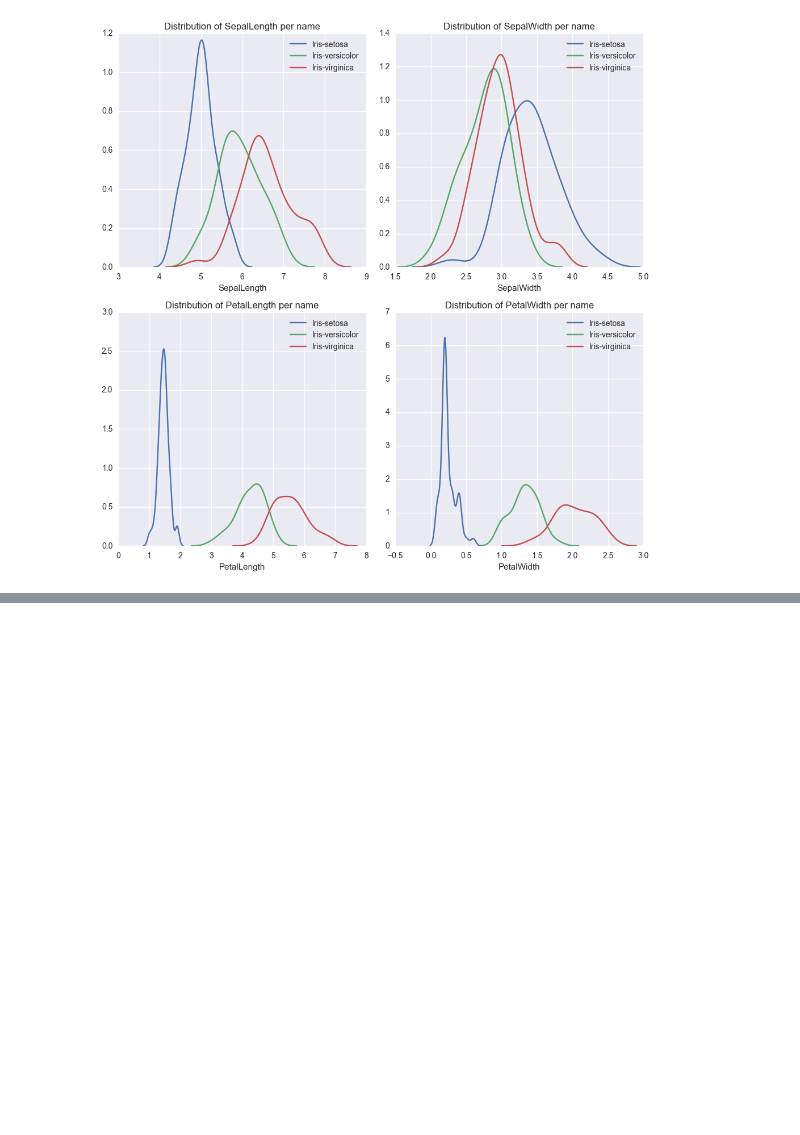
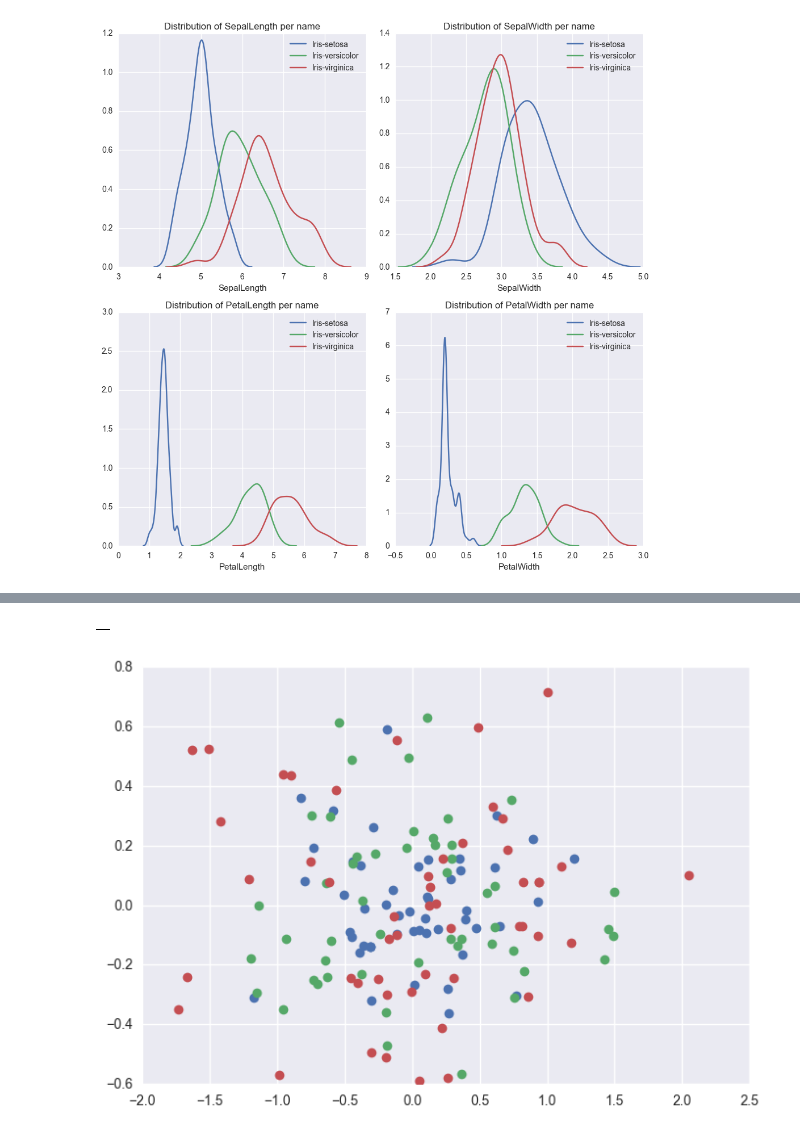
Before and after one commit to samuelsinayoko/kaggle-housing-prices, a Jupyter notebook: research/modern_python_visualization.ipynb, the cells around one changed output, grey strips where cells are left out. Cells and saved outputs as stored; diff of their text form; code cells hidden in the pictures; blank space fills up the shorter version.

```diff
--- a/research/modern_python_visualization.ipynb
+++ b/research/modern_python_visualization.ipynb
@@ -490,0 +534,15 @@ plt.tight_layout()
+# %%
+from sklearn.decomposition import PCA
+
+def pca_scatter(group):
+    data = group.drop('Name', axis=1).values
+    #print('name = {}, data = {}', group.name, data.iloc[:10])
+    pca = PCA(n_components=2)
+    pca.fit(data)
+    species = pca.transform(data).T
+    plt.plot(species[0], species[1], 'o', label=group.name)
+
+iris.groupby('Name').apply(pca_scatter)
+# %% [output]
+|  |
+[figure, added]
```
Also changed, not shown: parts of 7 cells of this notebook.
